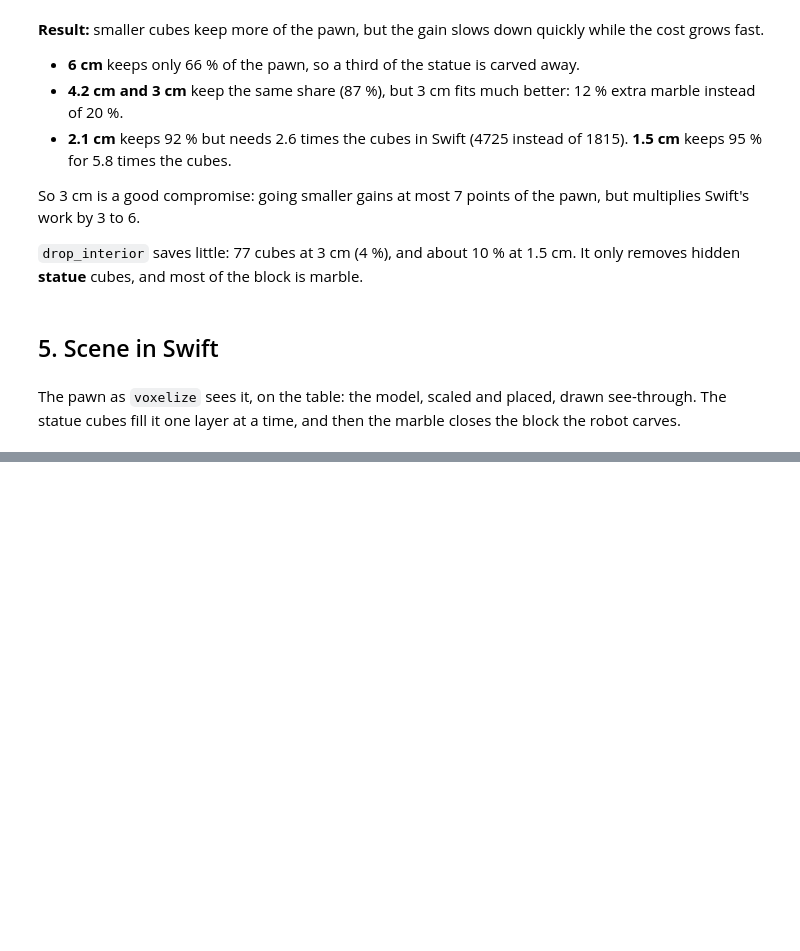
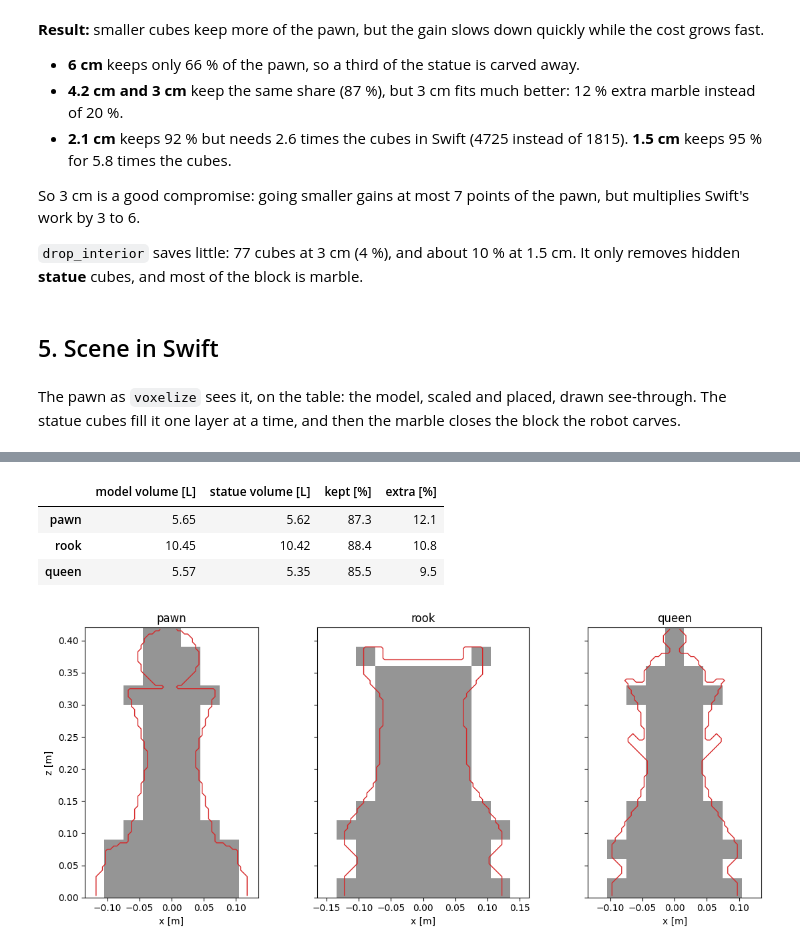
Before and after one commit to Aokiri/sculptor-robot, a Jupyter notebook: notebooks/02_voxelization.ipynb, the cells around one changed output, grey strips where cells are left out. Saved outputs shown, nothing was run; the diff lists cells and outputs as text; code cells hidden in the pictures; blank space fills up the shorter version.

```diff
--- a/notebooks/02_voxelization.ipynb
+++ b/notebooks/02_voxelization.ipynb
@@ -474,0 +553,38 @@ show_gif(GIF)
+# %%
+statue_meshes = {name: place(meshes[file], STATUE_HEIGHT) for name, file in STATUES.items()}
+statue_grids, statue_fines, rows = {}, {}, {}
+for name, mesh in statue_meshes.items():
+    statue_grids[name] = inside(mesh, grid_centers(mesh, CUBE_SIZE))
+    fine_centers = grid_centers(mesh, REFERENCE)
+    statue_fines[name] = (fine_centers, inside(mesh, fine_centers))
+    # The fine centres, moved by a micrometre so none falls exactly on the side of a big cube
+    points = fine_centers.reshape(-1, 3) + 1e-6
+    in_model = statue_fines[name][1].ravel()
+    in_cubes = in_statue(statue_grids[name], CUBE_SIZE, points)
+    rows[name] = {"model volume [L]": round(in_model.sum() * REFERENCE**3 * 1e3, 2),
+                  "statue volume [L]": round(statue_grids[name].sum() * CUBE_SIZE**3 * 1e3, 2),
+                  "kept [%]": round(100 * (in_model & in_cubes).sum() / in_model.sum(), 1),
+                  "extra [%]": round(100 * (~in_model & in_cubes).sum() / in_model.sum(), 1)}
+pd.DataFrame.from_dict(rows, orient="index")
+# %% [output]
+|  | model volume [L] | statue volume [L] | kept [%] | extra [%] |
+| pawn | 5.65 | 5.62 | 87.3 | 12.1 |
+| rook | 10.45 | 10.42 | 88.4 | 10.8 |
+| queen | 5.57 | 5.35 | 85.5 | 9.5 |
+# %%
+fig, axes = plt.subplots(1, len(statue_meshes), figsize=(4 * len(statue_meshes), 5), sharey=True)
+for ax, name in zip(axes, statue_meshes):
+    grid = statue_grids[name]
+    fine_centers, fine = statue_fines[name]
+    half = grid.shape[0] * CUBE_SIZE / 2
+    ax.imshow(grid[:, grid.shape[1] // 2, :].T, origin="lower", cmap="Greys", vmin=0, vmax=2,
+              extent=[-half, half, 0, grid.shape[2] * CUBE_SIZE])
+    ax.contour(fine_centers[:, 0, 0, 0], fine_centers[0, 0, :, 2], fine[:, fine.shape[1] // 2, :].T.astype(float),
+               levels=[0.5], colors="tab:red", linewidths=1)
+    ax.set_title(name)
+    ax.set_xlabel("x [m]")
+axes[0].set_ylabel("z [m]")
+fig.tight_layout()
+plt.show()
+# %% [output]
+[figure, added]
```
Also changed, not shown: parts of 14 cells of this notebook, 4 other files.
